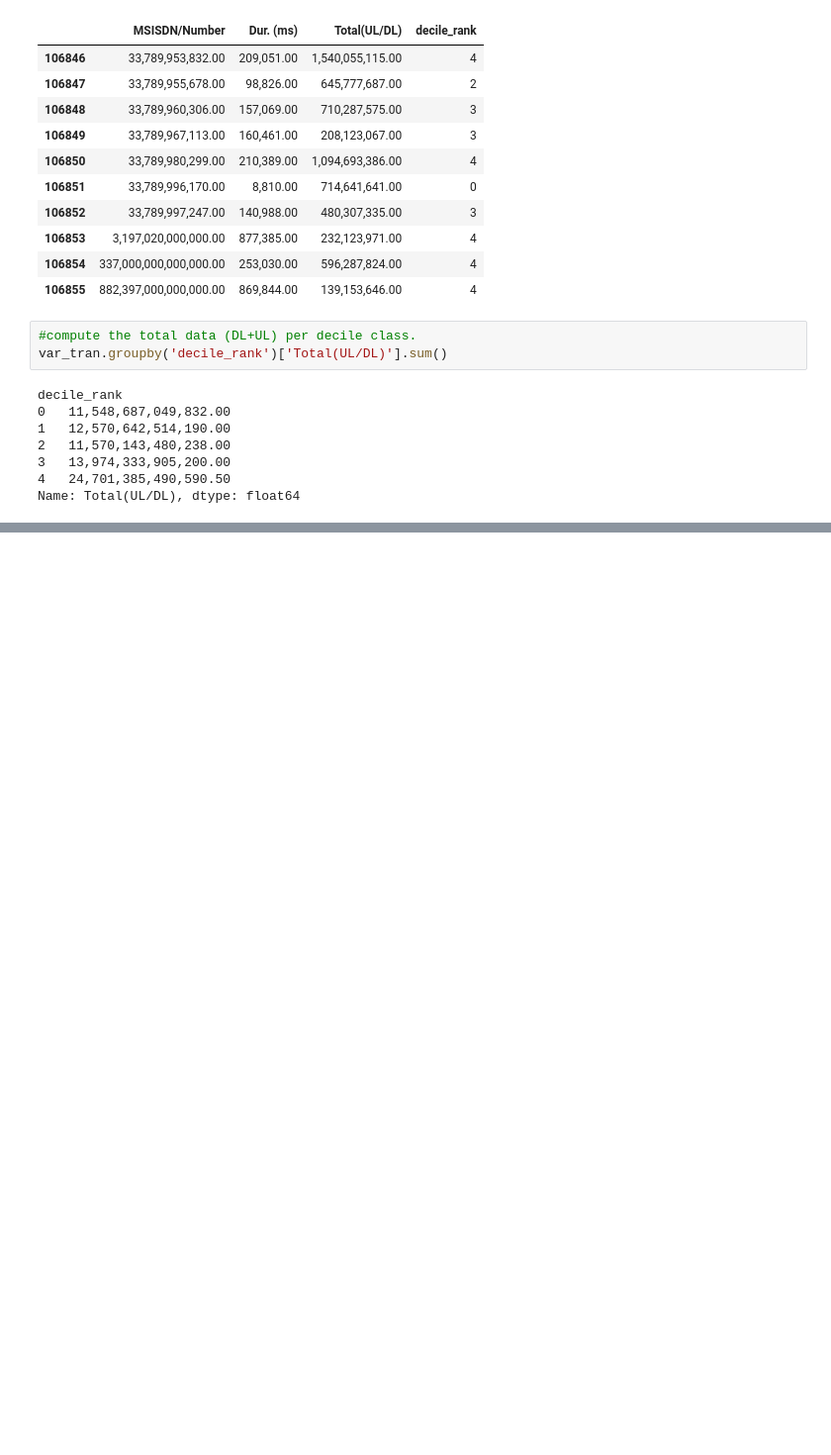
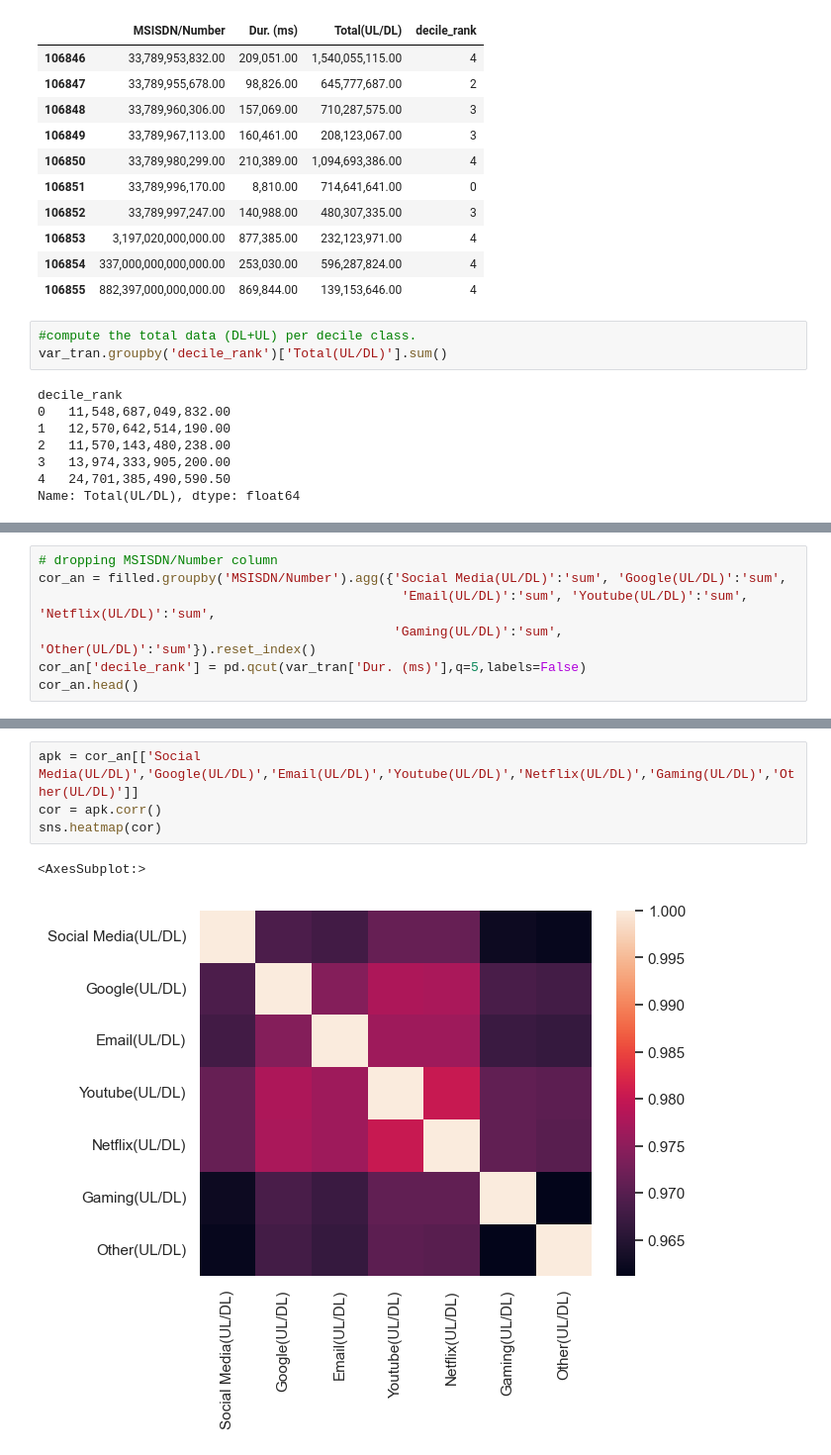
Before and after one commit to sel6/TellCo_Data_Analysis, a Jupyter notebook: notebooks/Data_Explore.ipynb, the cells around one changed output, grey strips where cells are left out. Shown at 99% size. Drawn from its saved outputs; the diff is of its cells as text; blank space fills up the shorter version.

```diff
--- a/notebooks/Data_Explore.ipynb
+++ b/notebooks/Data_Explore.ipynb
@@ -563,0 +566,7 @@ Name: Total(UL/DL), dtype: float64
+# %%
+# dropping MSISDN/Number column
+cor_an = filled.groupby('MSISDN/Number').agg({'Social Media(UL/DL)':'sum', 'Google(UL/DL)':'sum',
+                                               'Email(UL/DL)':'sum', 'Youtube(UL/DL)':'sum', 'Netflix(UL/DL)':'sum',
+                                              'Gaming(UL/DL)':'sum', 'Other(UL/DL)':'sum'}).reset_index()
+cor_an['decile_rank'] = pd.qcut(var_tran['Dur. (ms)'],q=5,labels=False)
+cor_an.head()
@@ -563,0 +580,7 @@ Name: Total(UL/DL), dtype: float64
+# %%
+apk = cor_an[['Social Media(UL/DL)','Google(UL/DL)','Email(UL/DL)','Youtube(UL/DL)','Netflix(UL/DL)','Gaming(UL/DL)','Other(UL/DL)']]
+cor = apk.corr()
+sns.heatmap(cor)
+# %% [output]
+<AxesSubplot:>
+[figure, added]
```
Also changed, not shown: parts of 6 cells of this notebook.
